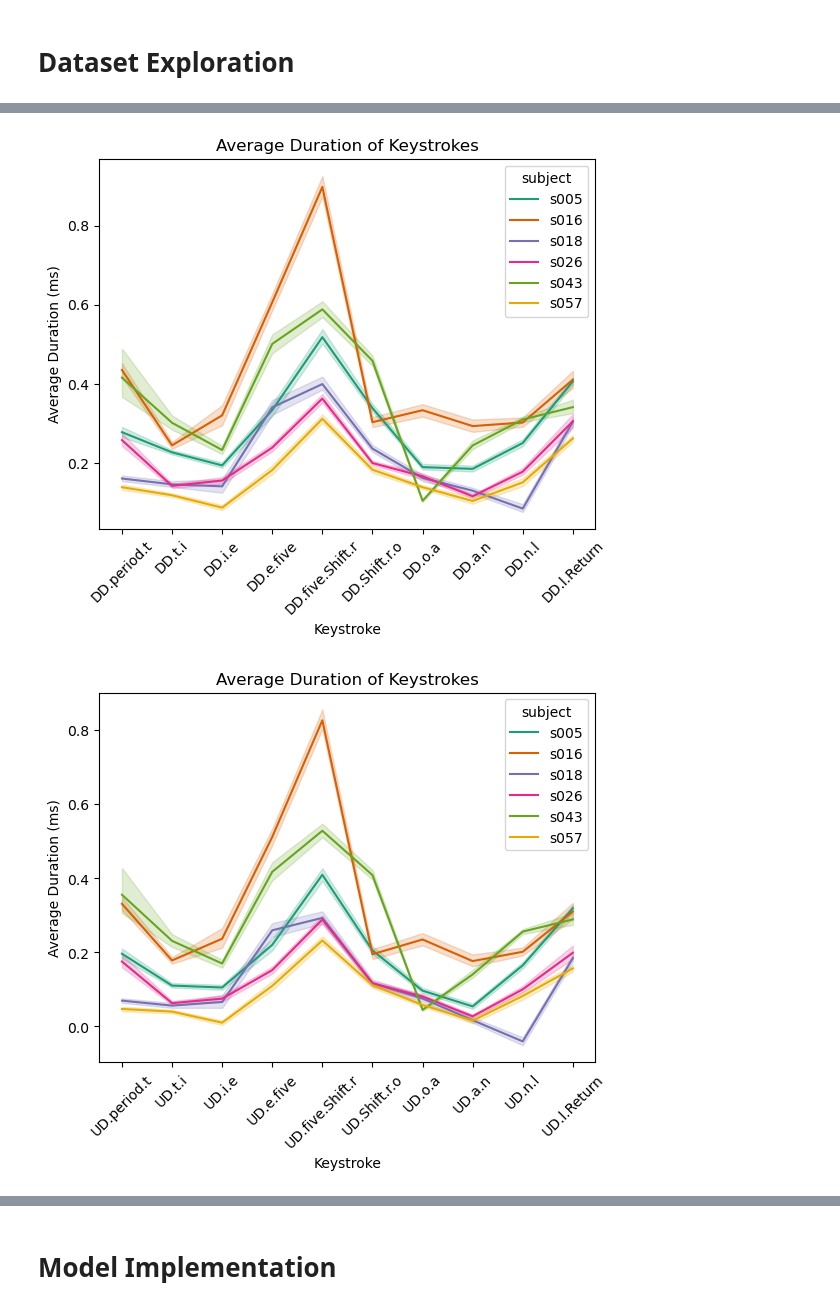
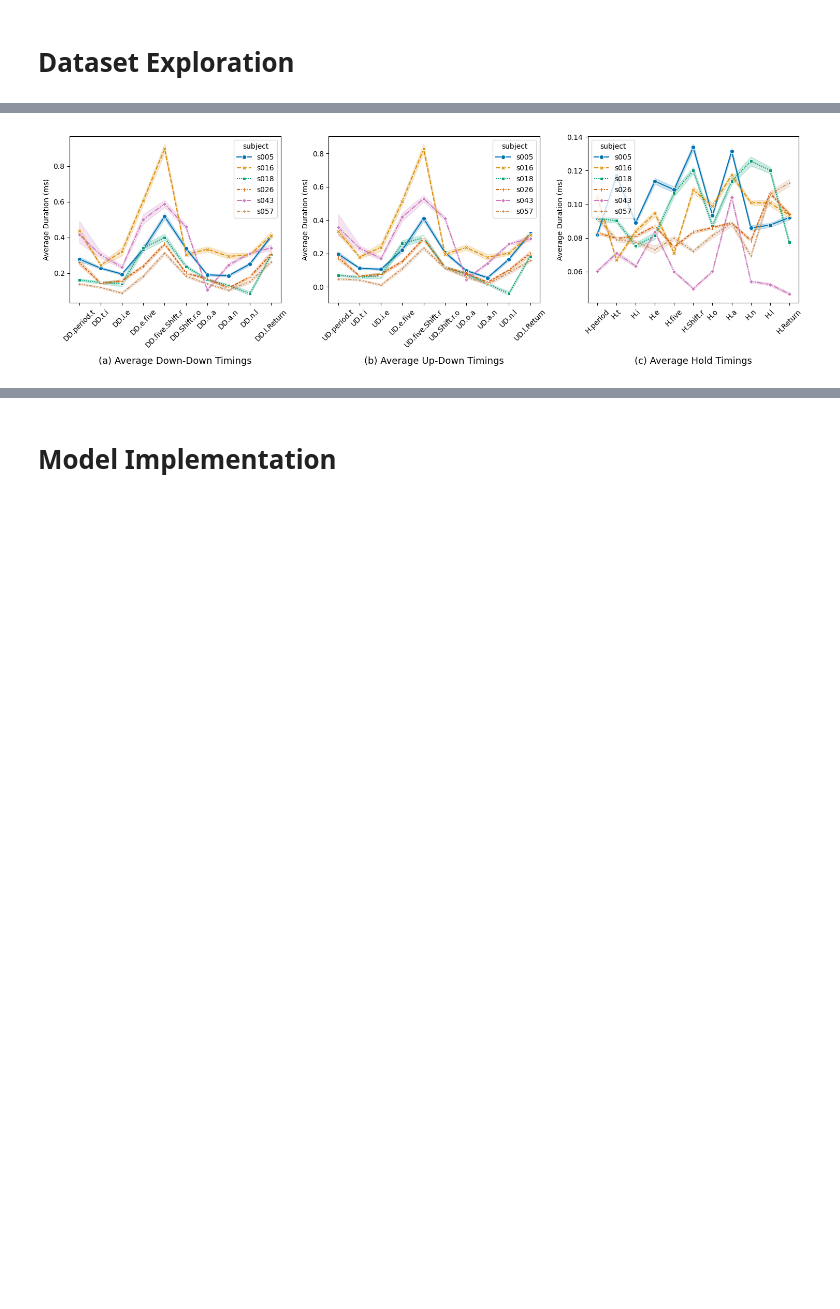
Before and after one commit to Mahmoud-GIsmail/Outlier-Detection-for-Keystroke-Dynamics, a Jupyter notebook: Unsupervised OD for KS Authentication.ipynb, the cells around one changed output, grey strips where cells are left out. Cells and saved outputs as stored; diff of their text form; code cells hidden in the pictures; blank space fills up the shorter version.

Commit message:
parameter tuning and some changes to the figures

```diff
--- a/Unsupervised OD for KS Authentication.ipynb
+++ b/Unsupervised OD for KS Authentication.ipynb
@@ -146,19 +88,76 @@ DF_H = SAMPLE_CMU_KEYSTROKE_DF[
 # %%
-# Reshape the 'df_DD', 'df_UD', and 'df_H' dataframes using the 'melt' function
+import matplotlib.pyplot as plt
+import seaborn as sns
+
+# Create three subsets of the sample dataset
+# Each subset consists of either DD, UD, or H features
+
+# Subset for DD features
+DF_DD = SAMPLE_CMU_KEYSTROKE_DF[
+    [col for col in SAMPLE_CMU_KEYSTROKE_DF.columns if "DD" in col or col == "subject"]
+]
+
+
+# Subset for UD features
+DF_UD = SAMPLE_CMU_KEYSTROKE_DF[
+    [col for col in SAMPLE_CMU_KEYSTROKE_DF.columns if "UD" in col or col == "subject"]
+]
+
+
+# Subset for H features
+DF_H = SAMPLE_CMU_KEYSTROKE_DF[
+    [col for col in SAMPLE_CMU_KEYSTROKE_DF.columns if "H" in col or col == "subject"]
+]
+
+def draw_graph(dataframes, figname):
+    # Set the color palette to "colorblind"
+    sns.set_palette("colorblind")
+
+    # Create a figure with three subplots
+    fig, axes = plt.subplots(1, 3, figsize=(15, 5))
+
+    # Define letters and descriptions
+    letters = ['a', 'b', 'c']
+    descriptions = ['Average Down-Down Timings', 'Average Up-Down Timings', 'Average Hold Timings']
+
+    # Loop through each dataframe and draw the graph on the corresponding subplot
+    for i, (df, title) in enumerate(dataframes):
+        # Plot the line graph with different line styles for each subject
+        sns.lineplot(x="keystroke", y="value", hue="subject", style="subject", markers=True, data=df, ax=axes[i])
+
+        # Rotate the x-axis labels
+        axes[i].tick_params(axis='x', rotation=45)
+
+        # Set the x-axis label
+        axes[i].set_xlabel(None)
+
+        # Set the y-axis label
+        axes[i].set_ylabel("Average Duration (ms)")
+
+        # Set the title
+        axes[i].set_title(None)
+
+        # Add letter and description at the bottom
+        axes[i].text(0.5, -0.35, f"({letters[i]}) {descriptions[i]}", ha='center', va='center', transform=axes[i].transAxes, fontsize=13)
+
+    # Adjust the layout
+    plt.tight_layout()
+
+    # Save the figure
+    plt.savefig(figname, dpi=300)
+
+    # Show the graph
+    plt.show()
+
+
+# Reshape the 'DF_DD', 'DF_UD', and 'DF_H' dataframes using the 'melt' function
 import pandas as pd
 
 DF_DD = pd.melt(DF_DD, id_vars="subject", var_name="keystroke")
 DF_UD = pd.melt(DF_UD, id_vars="subject", var_name="keystroke")
 DF_H = pd.melt(DF_H, id_vars="subject", var_name="keystroke")
 
-# Draw the graph for DD feature
-draw_graph(DF_DD, "DD_figure")
-
-# Draw the graph for UD feature
-draw_graph(DF_UD, "UD_figure")
-
-# Draw the graph for H feature
-draw_graph(DF_H, "H_figure")
+# Draw the graphs for DD, UD, and H features side by side in a single figure
+draw_graph([(DF_DD, "DD"), (DF_UD, "UD"), (DF_H, "H")], "Figure 2.png")
 # %% [output]
-[figure, old version]
+[figure, new version]
-[figure, removed]
```
Also changed, not shown: parts of 21 cells of this notebook, 13 other files.
